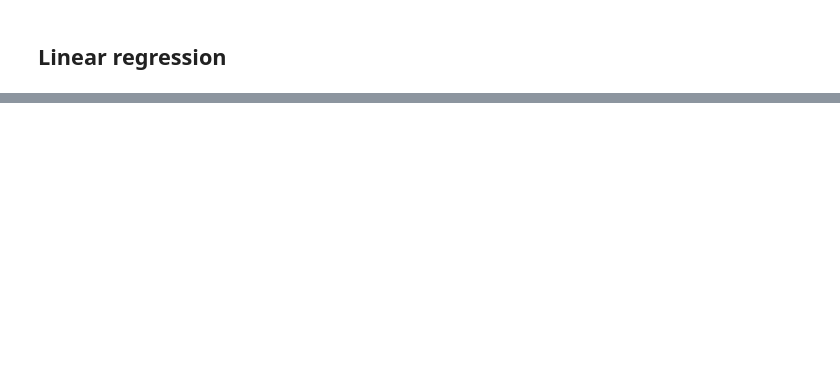
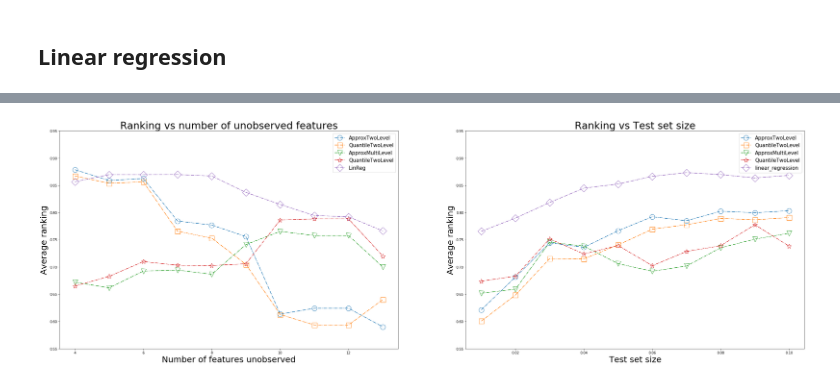
Before and after one commit to Duuuuuu/Learning-to-Rank-Patients-Severity-of-Illness-with-Partially-Observable-Data, a Jupyter notebook: Visualization.ipynb, the cells around one changed output, grey strips where cells are left out. Saved outputs shown, nothing was run; the diff lists cells and outputs as text; code cells hidden in the pictures; blank space fills up the shorter version.

```diff
--- a/Visualization.ipynb
+++ b/Visualization.ipynb
@@ -313,0 +317,44 @@ for i in range(repeat):
+# %%
+fig,ax = plt.subplots(1,2,figsize=(40,12))
+
+d_drops = [i for i in range(4,14)]
+d_alpha_bip_val = np.append(np.mean(alpha_bip_rank,axis=1),0.59)
+d_quantile_bip_val = np.append(np.mean(quantile_bip_rank,axis=1),0.64)
+d_alpha_mp_val = np.append(np.mean(alpha_mp_rank,axis=1),0.7)
+d_quantile_mp_val = np.append(np.mean(quantile_mp_rank,axis=1),0.72)
+d_lin_val = np.mean(lin_rank,axis=1)
+
+t_drops = [i/100 for i in range(1,11)]
+t_alpha_bip_val = np.mean(alpha_bip_rank,axis=0)
+t_quantile_bip_val = np.mean(quantile_bip_rank,axis=0)
+t_alpha_mp_val = np.mean(alpha_mp_rank,axis=0)
+t_quantile_mp_val = np.mean(quantile_mp_rank,axis=0)
+t_lin_val = np.mean(lin_rank[:-1,:],axis=0)
+
+
+ax[0].plot(d_drops,d_alpha_bip_val,label='ApproxTwoLevel',linestyle='-.',marker="o",markersize=15,markerfacecolor="None")
+ax[0].plot(d_drops,d_quantile_bip_val, label='QuantileTwoLevel',linestyle='-.',marker="s",markersize=15,markerfacecolor="None")
+ax[0].plot(d_drops,d_alpha_mp_val,label='ApproxMultiLevel',linestyle='-.',marker="v",markersize=15,markerfacecolor="None")
+ax[0].plot(d_drops,d_quantile_mp_val,label='QuantileTwoLevel',linestyle='-.',marker="*",markersize=15,markerfacecolor="None")
+ax[0].plot(d_drops,d_lin_val,label='LinReg',linestyle='-.',marker="D",markersize=15,markerfacecolor="None")
+ax[0].set_xlabel('Number of features unobserved',fontsize=25)
+ax[0].set_ylabel('Average ranking',fontsize=25)
+ax[0].set_title('Ranking vs number of unobserved features',fontsize=30)
+ax[0].set_ylim(0.55,0.95)
+ax[0].legend(fontsize=15)
+
+ax[1].plot(t_drops,t_alpha_bip_val,label='ApproxTwoLevel',linestyle='-.',marker="o",markersize=15,markerfacecolor="None")
+ax[1].plot(t_drops,t_quantile_bip_val, label='QuantileTwoLevel',linestyle='-.',marker="s",markersize=15,markerfacecolor="None")
+ax[1].plot(t_drops,t_alpha_mp_val,label='ApproxMultiLevel',linestyle='-.',marker="v",markersize=15,markerfacecolor="None")
+ax[1].plot(t_drops,t_quantile_mp_val,label='QuantileTwoLevel',linestyle='-.',marker="*",markersize=15,markerfacecolor="None")
+ax[1].plot(t_drops,t_lin_val,label='linear_regression',linestyle='-.',marker="D",markersize=15,markerfacecolor="None")
+ax[1].set_xlabel('Test set size',fontsize=25)
+ax[1].set_ylabel('Average ranking',fontsize=25)
+ax[1].set_title('Ranking vs Test set size',fontsize=30)
+ax[1].set_ylim(0.55,0.95)
+ax[1].legend(fontsize=15)
+
+plt.ylim(0.55,0.95)
+plt.savefig('../visualized_result.png',transparent=True)
+# %% [output]
+[figure, added]
```
Also changed, not shown: parts of 33 cells of this notebook.
